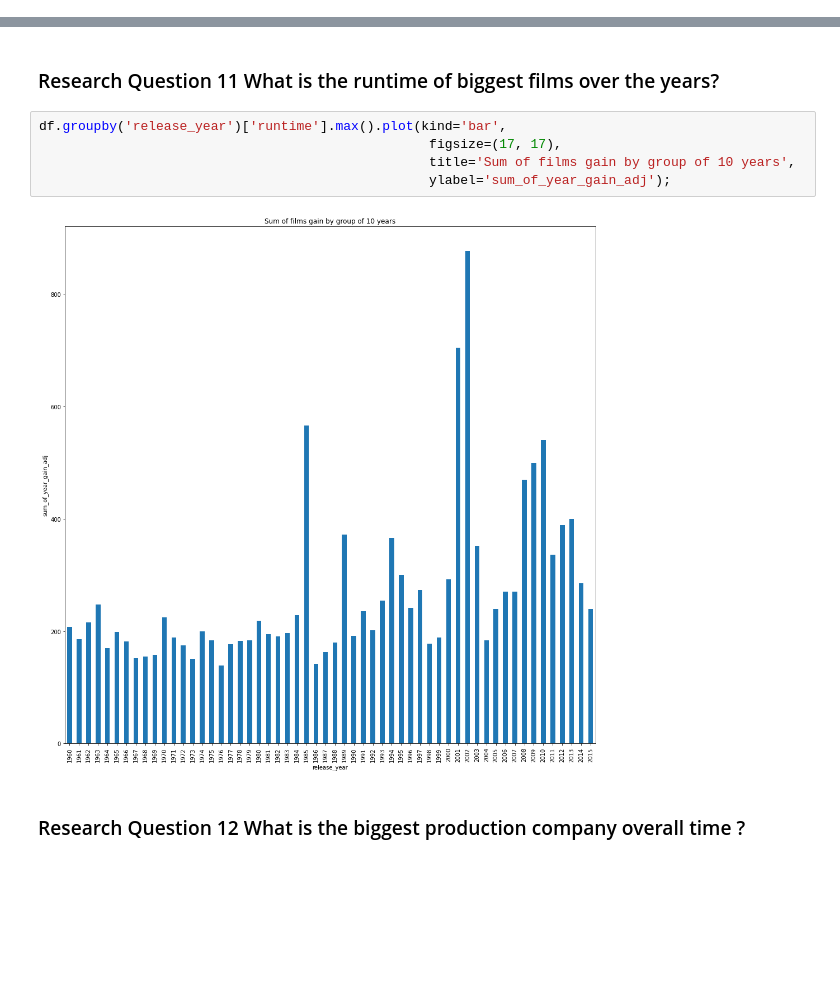
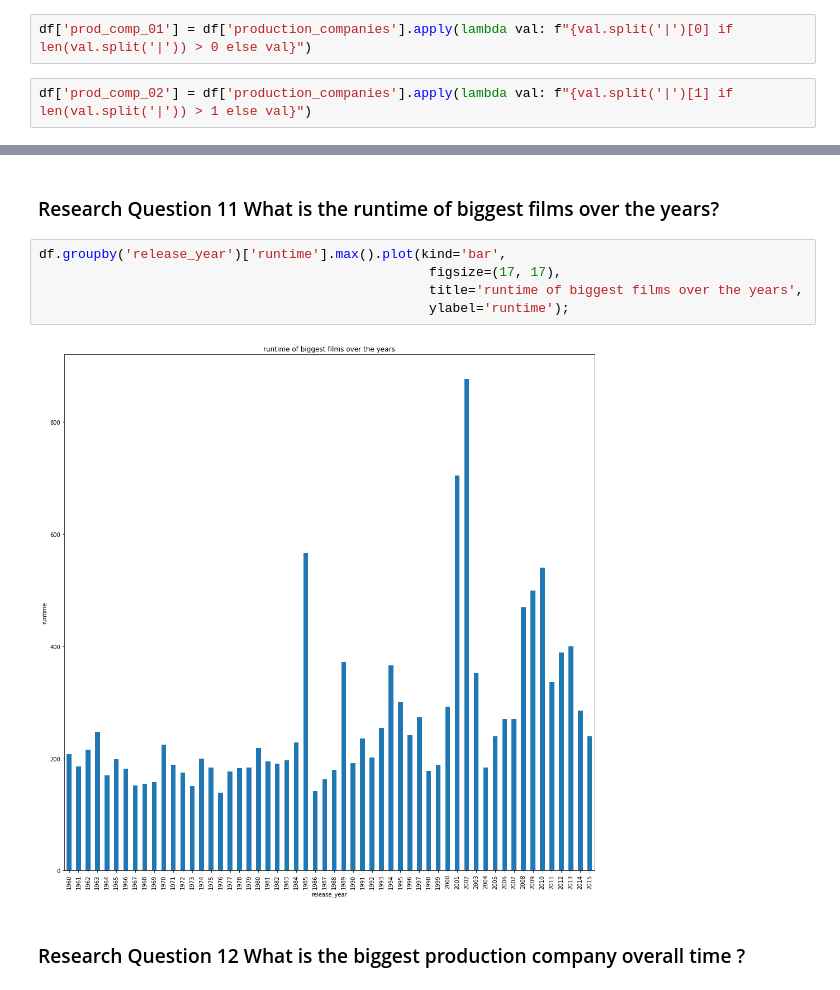
Before and after one commit to temajozias/Udacity-DataAnalystND-P1-Investigate-a-Dataset, a Jupyter notebook: Investigate_a_Dataset.ipynb, the cells around one changed output, grey strips where cells are left out. Cells and saved outputs as stored; diff of their text form; blank space fills up the shorter version.

```diff
--- a/Investigate_a_Dataset.ipynb
+++ b/Investigate_a_Dataset.ipynb
@@ -370,6 +372,10 @@ df['genre_03'] = df['genres'].apply(lambda val: f"{val.split('|')[2] if len(val.
 df['director_01'] = df['director'].apply(lambda val: f"{val.split('|')[0] if len(val.split('|')) > 0 else val}")
 # %%
 df['director_02'] = df['director'].apply(lambda val: f"{val.split('|')[1] if len(val.split('|')) > 1 else val}")
+# %%
+df['prod_comp_01'] = df['production_companies'].apply(lambda val: f"{val.split('|')[0] if len(val.split('|')) > 0 else val}")
+# %%
+df['prod_comp_02'] = df['production_companies'].apply(lambda val: f"{val.split('|')[1] if len(val.split('|')) > 1 else val}")
 # %%
 df['cast_num'] = df['cast'].apply(lambda val: int(f"{len(val.split('|')) if len(val.split('|')) > 0 else np.nan}"))
 # %%
@@ -590,9 +591,9 @@ df.groupby('release_year').mean()['runtime'].plot(kind='bar',
 # %%
 df.groupby('release_year')['runtime'].max().plot(kind='bar',
                                                   figsize=(17, 17),
-                                                  title='Sum of films gain by group of 10 years',
-                                                  ylabel='sum_of_year_gain_adj');
+                                                  title='runtime of biggest films over the years',
+                                                  ylabel='runtime');
 # %% [output]
-[figure, old version]
+[figure, new version]
 # %% [markdown]
 ### Research Question 12  What is the biggest production company overall time ?
```
Also changed, not shown: parts of 13 cells of this notebook, 4 other files.
